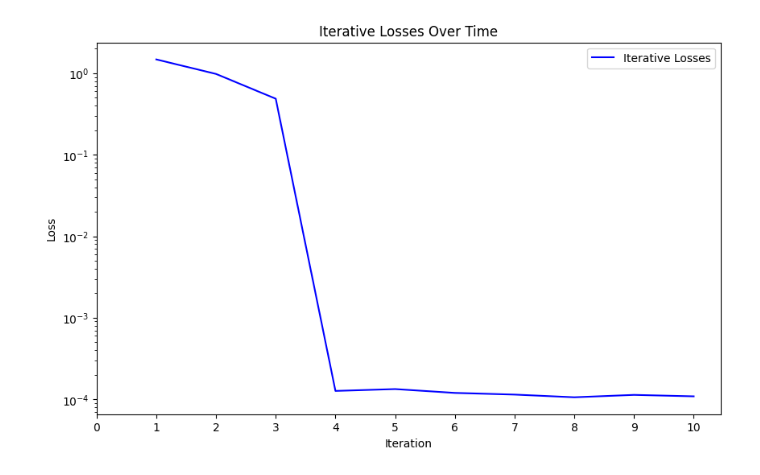
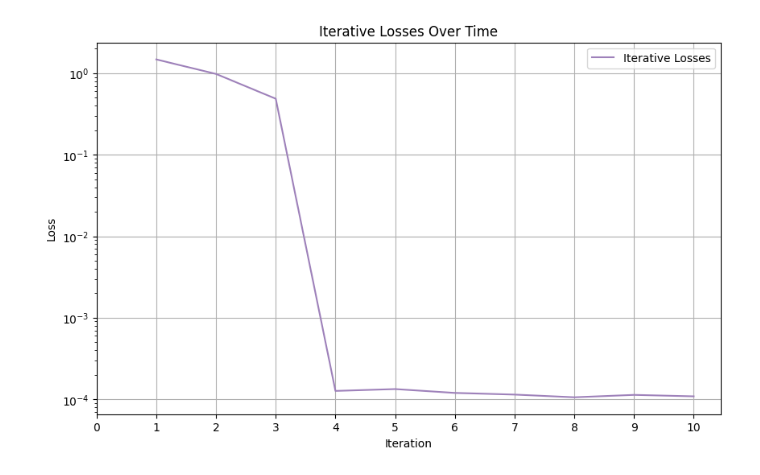
Before and after one commit to Shiqi-Wu/sensor_case, a Jupyter notebook: combined_model_20240805/evaluation.ipynb, the cells around one changed output. Drawn from its saved outputs; the diff is of its cells as text; code cells hidden in the pictures.

```diff
--- a/combined_model_20240805/evaluation.ipynb
+++ b/combined_model_20240805/evaluation.ipynb
@@ -32,19 +40,20 @@ iterative_losses = np.load(config['save_dir'] + '/iterative_losses.npy')
 # %%
 import numpy as np
 import matplotlib.pyplot as plt
 
 # Plot the iterative losses
 plt.figure(figsize=(10, 6))
-plt.plot(range(1, len(iterative_losses) + 1), iterative_losses, label='Iterative Losses', color='blue')
+plt.plot(range(1, len(iterative_losses) + 1), iterative_losses, label='Iterative Losses', color=(158/255, 129/255, 186/255))
 plt.xticks(range(len(iterative_losses) + 1))
 plt.xlabel('Iteration')
 plt.ylabel('Loss')
 plt.yscale('log')
 plt.title('Iterative Losses Over Time')
+plt.grid(True)
 plt.legend()
 plt.show()
 # %% [output]
-[figure, old version]
+[figure, new version]
 # %%
 custom_palette = [
     (0/255, 0/255, 0/255),         # 黑色 (0, 0, 0)
```
Also changed, not shown: parts of 6 cells of this notebook, 39 other files.
